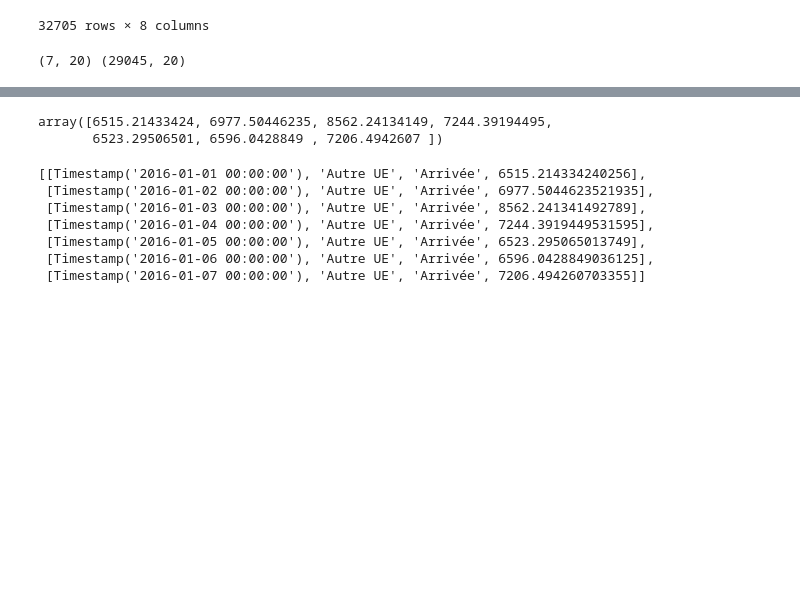
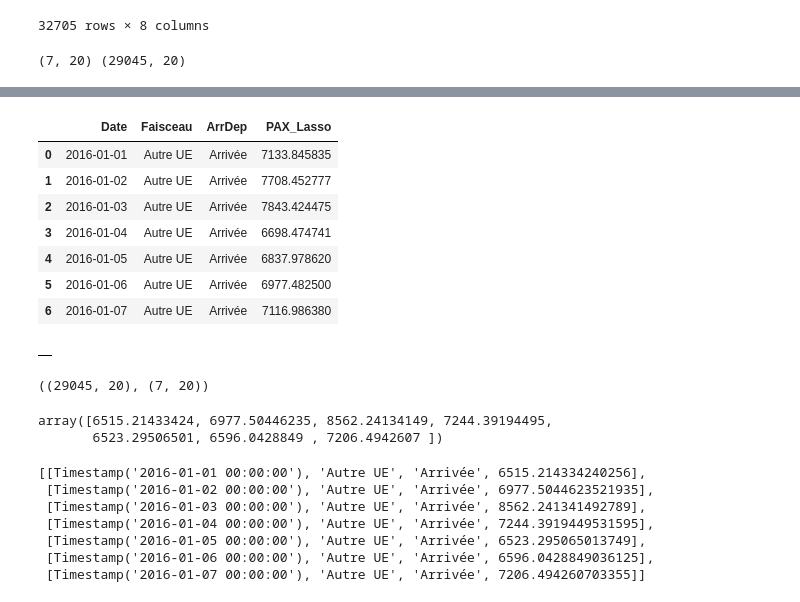
Before and after one commit to erialc-cal/StatApp_2020, a Jupyter notebook: Modélisation/Comparaisons previsions.ipynb, the cells around one changed output, grey strips where cells are left out. Drawn from its saved outputs; the diff is of its cells as text; code cells hidden in the pictures; blank space fills up the shorter version.

```diff
--- a/Modélisation/Comparaisons previsions.ipynb
+++ b/Modélisation/Comparaisons previsions.ipynb
@@ -445,3 +776,22 @@ histoMod[colonnesCalendrier]
+# %%
+PrevisionsLasso
+# %% [output]
+|  | Date | Faisceau | ArrDep | PAX_Lasso |
+| 0 | 2016-01-01 | Autre UE | Arrivée | 7133.845835 |
+| 1 | 2016-01-02 | Autre UE | Arrivée | 7708.452777 |
+| 2 | 2016-01-03 | Autre UE | Arrivée | 7843.424475 |
+| 3 | 2016-01-04 | Autre UE | Arrivée | 6698.474741 |
+| 4 | 2016-01-05 | Autre UE | Arrivée | 6837.978620 |
+| 5 | 2016-01-06 | Autre UE | Arrivée | 6977.482500 |
+| 6 | 2016-01-07 | Autre UE | Arrivée | 7116.986380 |
+# %%
+pd.DataFrame()
+# %% [output]
+|  |
+# %%
+np.shape(X_mod), np.shape(X_pred)
+# %% [output]
+((29045, 20), (7, 20))
 # %%
 predictions
 # %% [output]
```
Also changed, not shown: parts of 21 cells of this notebook, 1 other file.
